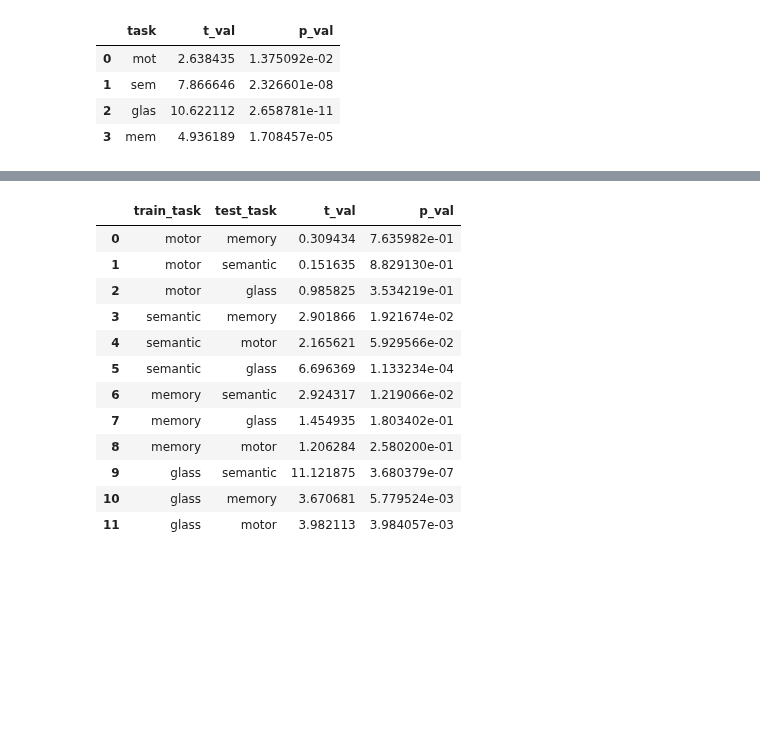
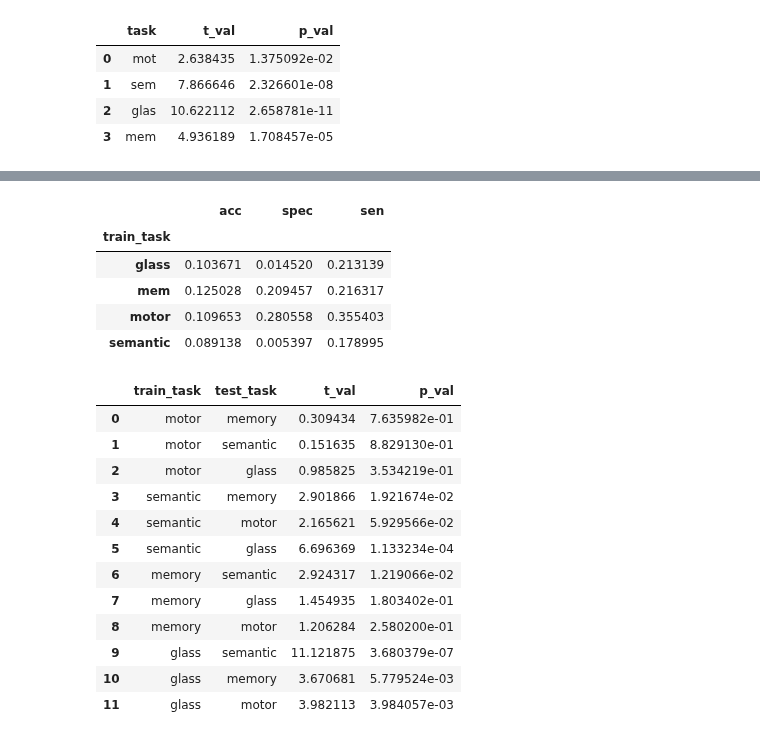
Before and after one commit to GrattonLab/MSC_Alexis, a Jupyter notebook: analysis/code/mL_rsfMRI/Figures/Statistics.ipynb, the cells around one changed output, grey strips where cells are left out. Cells and saved outputs as stored; diff of their text form; code cells hidden in the pictures; blank space fills up the shorter version.

```diff
--- a/analysis/code/mL_rsfMRI/Figures/Statistics.ipynb
+++ b/analysis/code/mL_rsfMRI/Figures/Statistics.ipynb
@@ -169,3 +208,12 @@ SS_glassSem.shape
+# %%
+BS.groupby(['train_task']).std()
+# %% [output]
+|  | acc | spec | sen |
+| train_task |  |  |  |
+| glass | 0.103671 | 0.014520 | 0.213139 |
+| mem | 0.125028 | 0.209457 | 0.216317 |
+| motor | 0.109653 | 0.280558 | 0.355403 |
+| semantic | 0.089138 | 0.005397 | 0.178995 |
 # %%
 #SS BS
 DT_ttest
```
Also changed, not shown: parts of 5 cells of this notebook, 3 other files.
